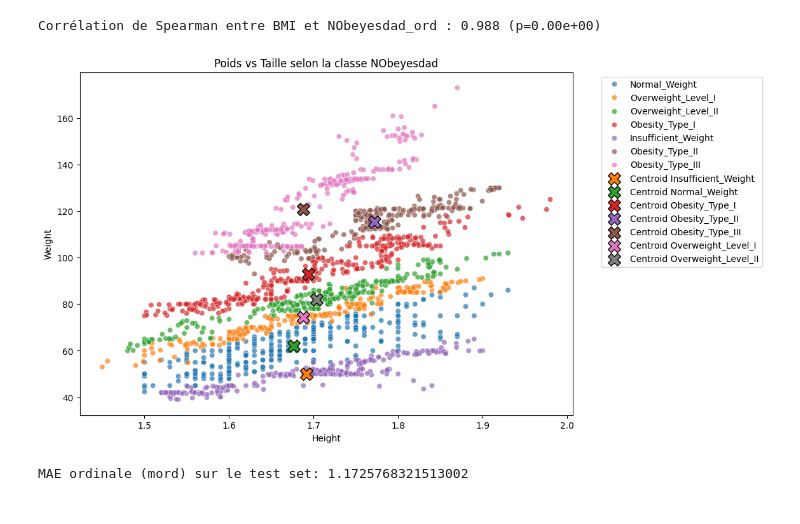
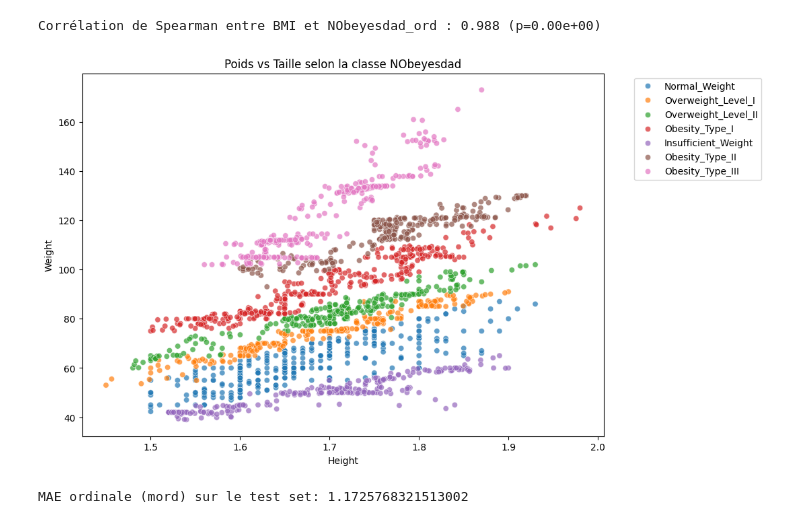
Before and after one commit to edequercize/applied_statistics, a Jupyter notebook: main.ipynb, the cells around one changed output. Drawn from its saved outputs; the diff is of its cells as text; code cells hidden in the pictures.

```diff
--- a/main.ipynb
+++ b/main.ipynb
@@ -276,17 +260,13 @@ Corrélation de Spearman entre BMI et NObeyesdad_ord : 0.988 (p=0.00e+00)
 # %%
 plt.figure(figsize=(10,7))
 sns.scatterplot(x='Height', y='Weight', hue='NObeyesdad', data=df, palette='tab10', alpha=0.7)
-# Affichage des centroïdes par classe
-centroids = df.groupby('NObeyesdad')[['Height','Weight']].mean()
-for idx, row in centroids.iterrows():
-    plt.scatter(row['Height'], row['Weight'], marker='X', s=200, label=f'Centroid {idx}', edgecolor='black')
 plt.title('Poids vs Taille selon la classe NObeyesdad')
 plt.xlabel('Height')
 plt.ylabel('Weight')
 plt.legend(bbox_to_anchor=(1.05, 1), loc='upper left')
 plt.show()
 # %% [output]
-[figure, old version]
+[figure, new version]
 # %%
 df = df.drop(columns=["Weight", "Height", "BMI", "NObeyesdad_ord"], errors='ignore')
 
```
Also changed, not shown: parts of 1 cell of this notebook.
